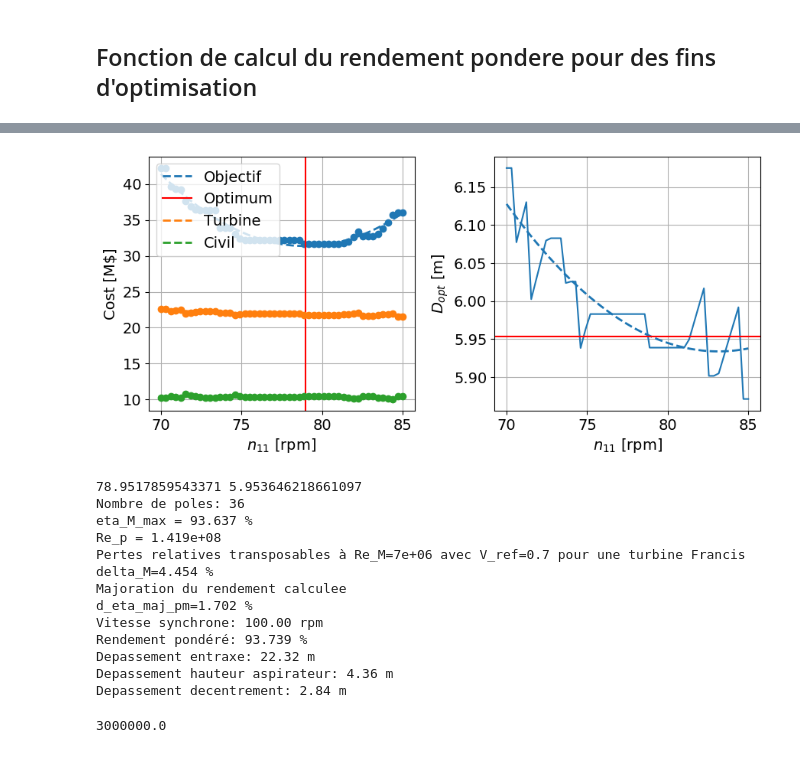
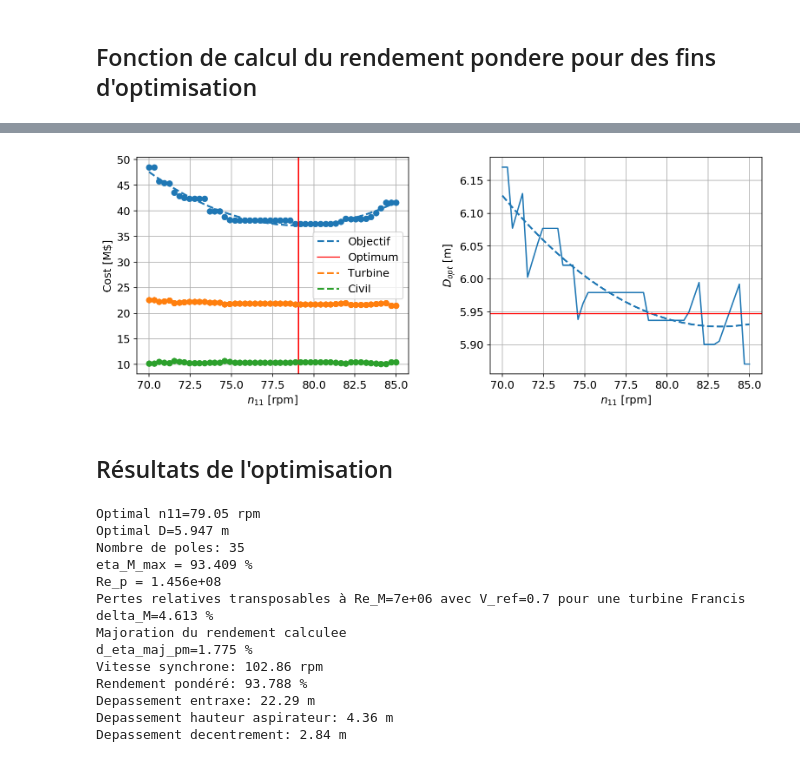
Before and after one commit to sanjosem/ENR855_projet, a Jupyter notebook: 03-optim-turbine/optim_turbine.ipynb, the cells around one changed output, grey strips where cells are left out. Drawn from its saved outputs; the diff is of its cells as text; code cells hidden in the pictures.

Commit message:
Plots livrables

```diff
--- a/03-optim-turbine/optim_turbine.ipynb
+++ b/03-optim-turbine/optim_turbine.ipynb
@@ -243,58 +243,61 @@ p_cost_turb = P.fit(results_optim.loc[:,'n11'],results_optim.loc[:,'$ turbine'],
 p_cost_civil = P.fit(results_optim.loc[:,'n11'],results_optim.loc[:,'$ civil'], 2)
 p_Diam = P.fit(results_optim.loc[:,'n11'],results_optim.loc[:,'D_opt'], 2)
 # %%
-plt.rcParams['font.size']  = 14
-plt.rcParams['figure.dpi'] = 100
+plt.rcParams['font.size']  = 12
+plt.rcParams['figure.dpi'] = 150
 
-fig,ax = plt.subplots(1,2, figsize=(10,4), sharex=True)
+fig,ax = plt.subplots(1,2, figsize=(12,4), sharex=True)
 plt.subplots_adjust(hspace=0.02,wspace = 0.3,left = 0.17,right = 0.97,bottom = 0.1,top = 0.93)
 ax[0].plot(results_optim.loc[:,'n11'],results_optim.loc[:,'$ optim']/1.0e6,
            linestyle='none',marker='o',color='C0')
 xx, yy = p_cost_obj.linspace()
 ax[0].plot(xx, yy/1.0e6, lw=2,color='C0',ls='--',label='Objectif')
 ax[0].axvline(n11_min_costs,color='red',label='Optimum')
 ax[0].plot(results_optim.loc[:,'n11'],results_optim.loc[:,'$ turbine']/1.0e6,
            linestyle='none',marker='o',color='C1')
 xx, yy = p_cost_turb.linspace()
 ax[0].plot(xx, yy/1.0e6, lw=2,color='C1',ls='--',label='Turbine')
 ax[0].plot(results_optim.loc[:,'n11'],results_optim.loc[:,'$ civil']/1.0e6,
            linestyle='none',marker='o',color='C2')
 xx, yy = p_cost_civil.linspace()
 ax[0].plot(xx, yy/1.0e6, lw=2,color='C2',ls='--',label='Civil')
 
 ax[0].set_xlabel(r'$n_{11}$ [rpm]')
 ax[0].set_ylabel(r'Cost [M$]')
 ax[0].grid();
 ax[0].legend();
 
 ax[1].plot(results_optim.loc[:,'n11'],results_optim.loc[:,'D_opt'])
 xx, yy = p_Diam.linspace()
 ax[1].plot(xx, yy, lw=2,color='C0',ls='--',label='Objectif')
 ax[1].axhline(p_Diam(n11_min_costs), color='red')
 
 ax[1].set_xlabel(r'$n_{11}$ [rpm]')
 ax[1].set_ylabel(r'$D_{opt}$ [m]' );
 ax[1].grid();
 # %% [output]
-[figure, old version]
+[figure, new version]
+# %% [markdown]
+## Résultats de l'optimisation
 # %%
 n11_opt = n11_min_costs;
 D_opt = p_Diam(n11_min_costs);
-print(n11_opt,D_opt)
+print('Optimal n11={0:.2f} rpm'.format(n11_opt))
+print('Optimal D={0:.3f} m'.format(D_opt))
 gain,cost_turbine,n_rpm_sync,d_eta_maj_pm,ponderation,eta_p_weighted = rendement_pondere(colline_modele,n11_opt,D_opt);
-geometry_penalty(colline_modele,D_opt,display=True)
+geometry_penalty(colline_modele,D_opt,display=True);
 # %% [output]
-78.9517859543371 5.953646218661097
-Nombre de poles: 36
-eta_M_max = 93.637 %
-Re_p = 1.419e+08
+Optimal n11=79.05 rpm
+Optimal D=5.947 m
+Nombre de poles: 35
+eta_M_max = 93.409 %
+Re_p = 1.456e+08
 Pertes relatives transposables à Re_M=7e+06 avec V_ref=0.7 pour une turbine Francis
-delta_M=4.454 %
+delta_M=4.613 %
 Majoration du rendement calculee
-d_eta_maj_pm=1.702 %
-Vitesse synchrone: 100.00 rpm
-Rendement pondéré: 93.739 %
-Depassement entraxe: 22.32 m
+d_eta_maj_pm=1.775 %
+Vitesse synchrone: 102.86 rpm
+Rendement pondéré: 93.788 %
+Depassement entraxe: 22.29 m
 Depassement hauteur aspirateur: 4.36 m
 Depassement decentrement: 2.84 m
-3000000.0
```
Also changed, not shown: parts of 5 cells of this notebook.
